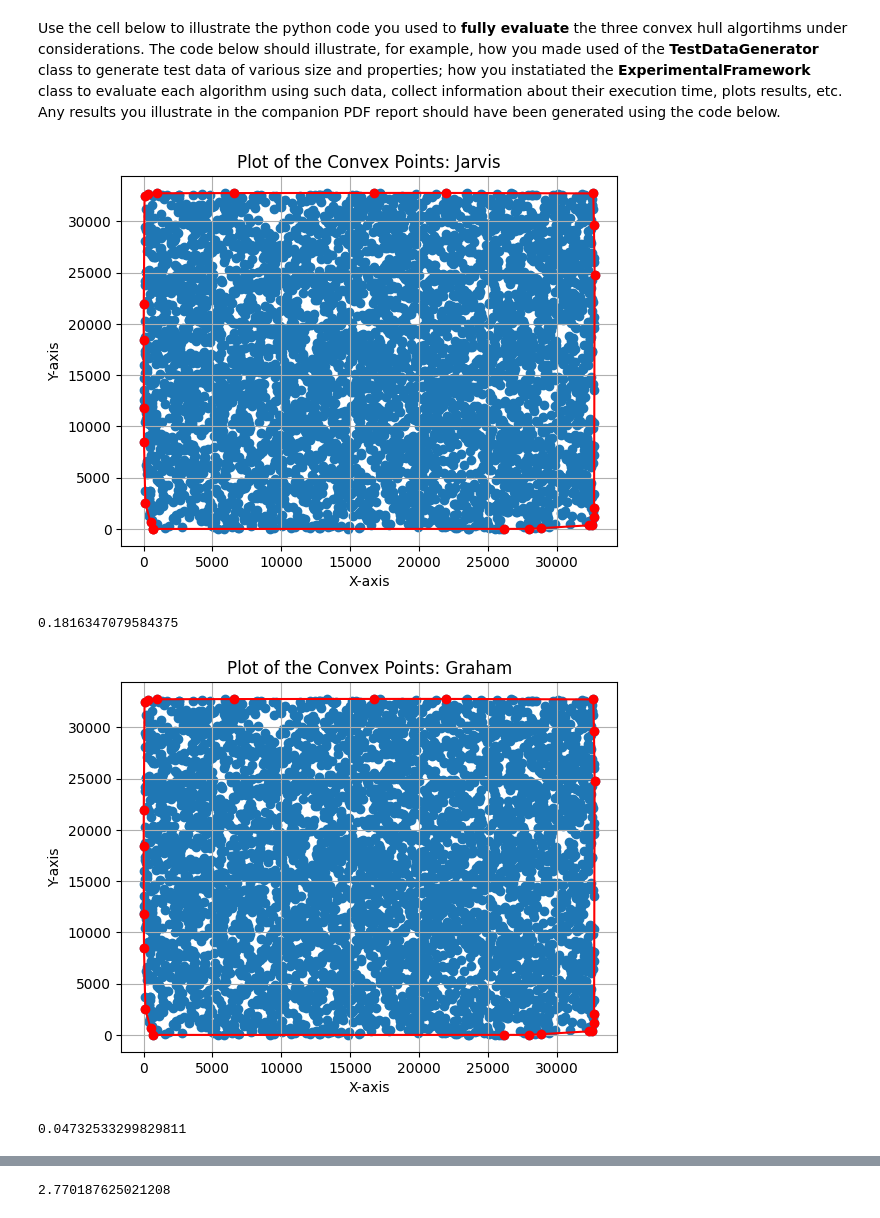
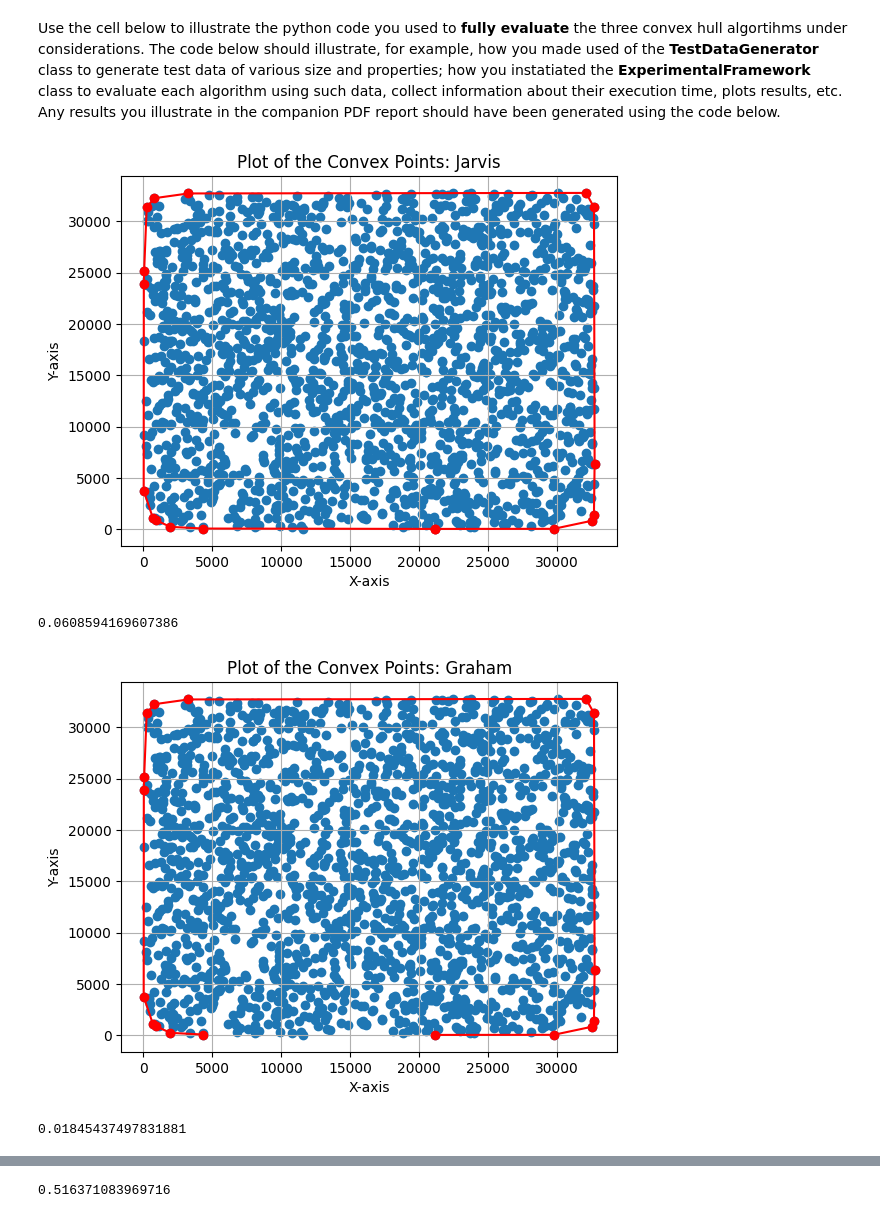
Before and after one commit to Marwan141/COMP0005_Group35, a Jupyter notebook: grp-XXX-0005code.ipynb, the cells around one changed output, grey strips where cells are left out. Cells and saved outputs as stored; diff of their text form; code cells hidden in the pictures.

```diff
--- a/grp-XXX-0005code.ipynb
+++ b/grp-XXX-0005code.ipynb
@@ -163,6 +163,20 @@ class TestDataGenerator():
             y = y + interval
         return self.inputSet
 
+    def huge_convex_pointINT(self, h):
+        self.inputSet = []
+        radius = 50
+        center = (50, 50)
+        for x in range(center[0] - radius, center[0] + radius + 1):
+            part = math.sqrt(radius**2 - (x - center[0])**2)
+            y1 = center[1] + part
+            y2 = center[1] - part
+            if y1.is_integer():
+                self.inputSet.append((x, int(y1)))
+            if y2.is_integer():
+                self.inputSet.append((x, int(y2)))
+        return self.inputSet
+
     def generate_Colinear_Points(self, n):
         self.inputSet = []
         m = random.randint(0,32767)
@@ -175,7 +189,7 @@ class TestDataGenerator():
 
     def generate_worst_case_Jarvis(self,n):
         #h = n
-        #generate circle
+        #generate circle for O(n^2)
         return self.huge_convex_point(n)
 
     def generate_worst_case_Graham(self,n):
@@ -287,9 +301,9 @@ Use the cell below to illustrate the python code you used to **fully evaluate**
 # %%
 # ADD YOUR TEST CODE HERE
 framework = ExperimentalFramework(3)
-framework.testNPoints(5000)
+framework.testNPoints(2000)
 # %% [output]
-[figure, old version]
+[figure, new version]
-0.1816347079584375
+0.0608594169607386
-[figure, old version]
+[figure, new version]
-0.04732533299829811
+0.01845437497831881
@@ -297 +311 @@ framework.testNPoints(5000)
-2.770187625021208
+0.516371083969716
```
Also changed, not shown: parts of 1 cell of this notebook.
